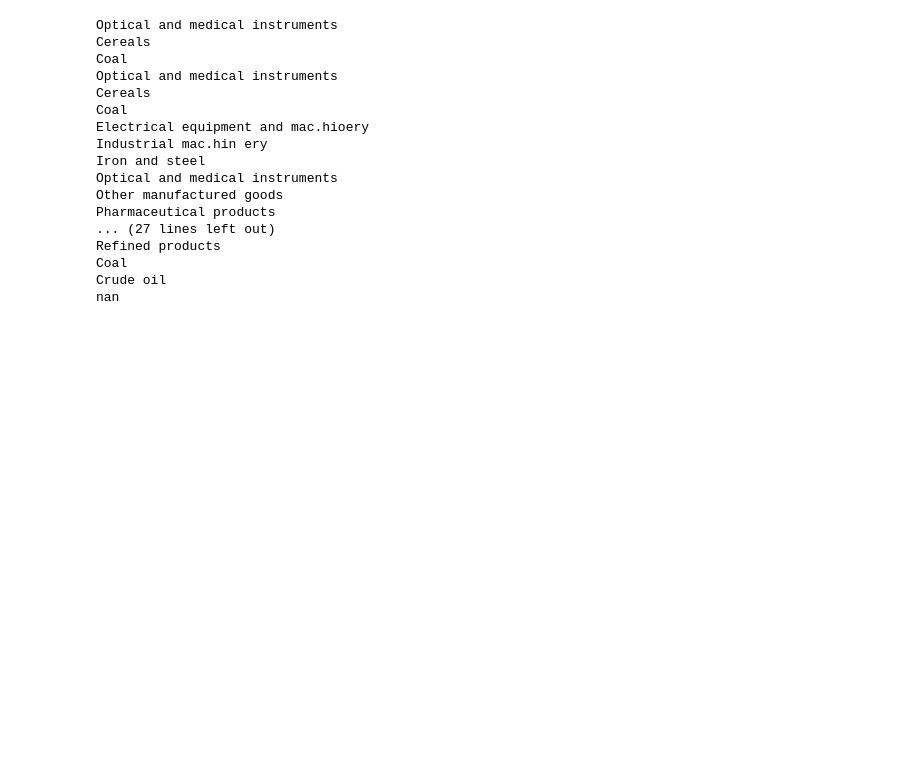
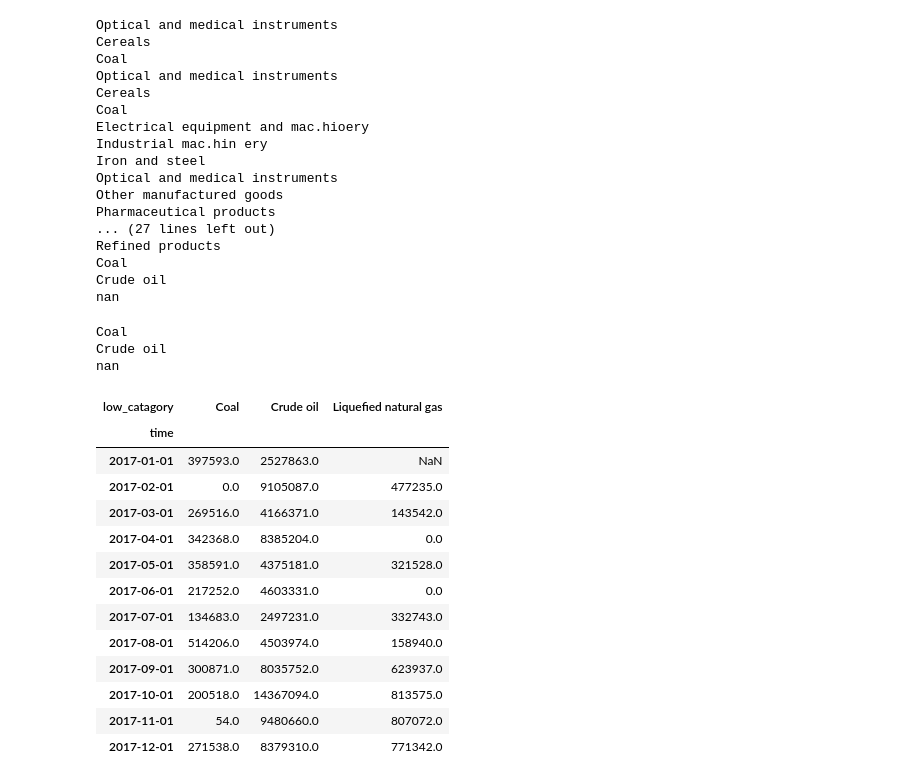
Before and after one commit to mwaugh0328/tradewar-tracker, a Jupyter notebook: phase-one-plots.ipynb, the cells around one changed output. Drawn from its saved outputs; the diff is of its cells as text; code cells hidden in the pictures; blank space fills up the shorter version.

```diff
--- a/phase-one-plots.ipynb
+++ b/phase-one-plots.ipynb
@@ -575,0 +588,23 @@ make_trade_time_quant(df, catagory).tail(48)
+# %%
+energydf = make_trade_time_quant(df, "3. Energy")
+# %% [output]
+Coal
+Crude oil
+nan
+# %%
+energydf.loc["2017","china_exports_quant"]
+# %% [output]
+| low_catagory | Coal | Crude oil | Liquefied natural gas |
+| time |  |  |  |
+| 2017-01-01 | 397593.0 | 2527863.0 | NaN |
+| 2017-02-01 | 0.0 | 9105087.0 | 477235.0 |
+| 2017-03-01 | 269516.0 | 4166371.0 | 143542.0 |
+| 2017-04-01 | 342368.0 | 8385204.0 | 0.0 |
+| 2017-05-01 | 358591.0 | 4375181.0 | 321528.0 |
+| 2017-06-01 | 217252.0 | 4603331.0 | 0.0 |
+| 2017-07-01 | 134683.0 | 2497231.0 | 332743.0 |
+| 2017-08-01 | 514206.0 | 4503974.0 | 158940.0 |
+| 2017-09-01 | 300871.0 | 8035752.0 | 623937.0 |
+| 2017-10-01 | 200518.0 | 14367094.0 | 813575.0 |
+| 2017-11-01 | 54.0 | 9480660.0 | 807072.0 |
+| 2017-12-01 | 271538.0 | 8379310.0 | 771342.0 |
```
Also changed, not shown: parts of 7 cells of this notebook, 1 other file.
